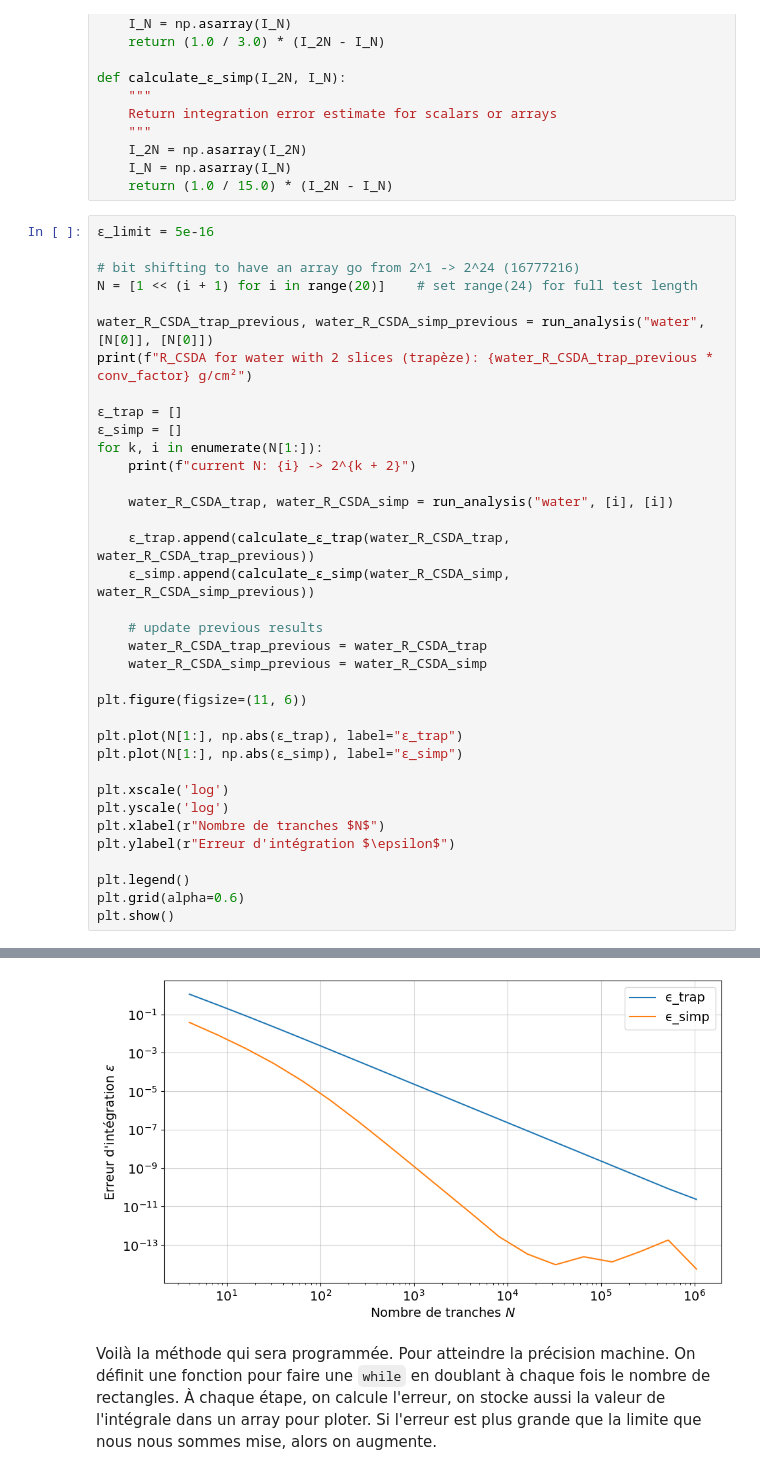
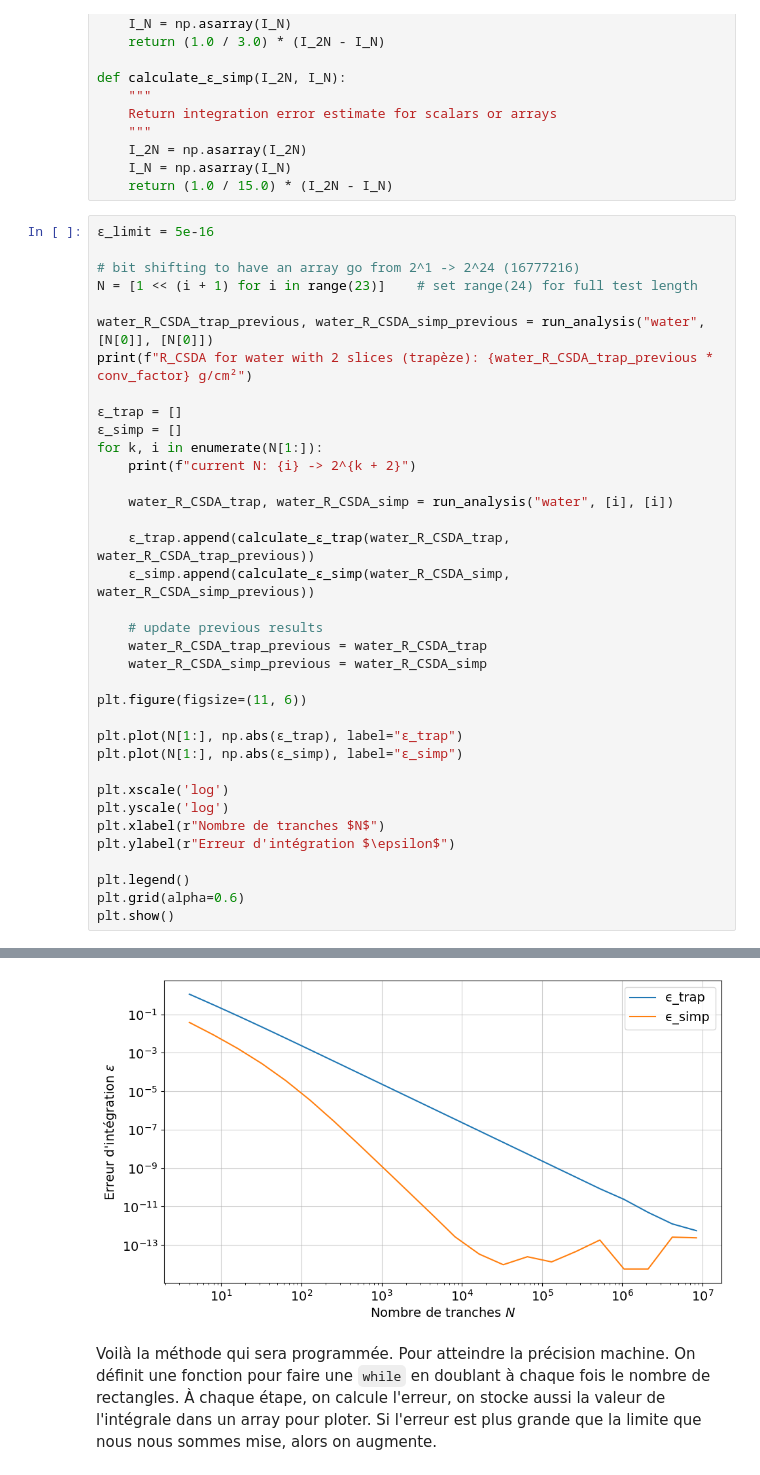
Before and after one commit to Eloi-Blouin/GPH-University-Laval-Course, a Jupyter notebook: Ulaval Session 8 Hiver 2026/Physique Numérique/TP1/TP1_ÉloiBlouin_ClémentPoulin.ipynb, the cells around one changed output, grey strips where cells are left out. Saved outputs shown, nothing was run; the diff lists cells and outputs as text.

````diff
--- a/Ulaval Session 8 Hiver 2026/Physique Numérique/TP1/TP1_ÉloiBlouin_ClémentPoulin.ipynb
+++ b/Ulaval Session 8 Hiver 2026/Physique Numérique/TP1/TP1_ÉloiBlouin_ClémentPoulin.ipynb
@@ -497,7 +497,7 @@ def calculate_ϵ_simp(I_2N, I_N):
 ϵ_limit = 5e-16
 
 # bit shifting to have an array go from 2^1 -> 2^24 (16777216)
-N = [1 << (i + 1) for i in range(20)]    # set range(24) for full test length
+N = [1 << (i + 1) for i in range(23)]    # set range(24) for full test length
 
 water_R_CSDA_trap_previous, water_R_CSDA_simp_previous = run_analysis("water", [N[0]], [N[0]])
 print(f"R_CSDA for water with 2 slices (trapèze): {water_R_CSDA_trap_previous * conv_factor} g/cm²")
@@ -553,4 +550,4 @@ current N: 1048576 -> 2^20
-[figure, old version]
+[figure, new version]
 # %% [markdown]
 Voilà la méthode qui sera programmée. Pour atteindre la précision machine. On définit une fonction pour faire une ```while``` en doublant à chaque fois le nombre de rectangles. À chaque étape, on calcule l'erreur, on stocke aussi la valeur de l'intégrale dans un array pour ploter. Si l'erreur est plus grande que la limite que nous nous sommes mise, alors on augmente.
 # %%
````
Also changed, not shown: parts of 16 cells of this notebook.
